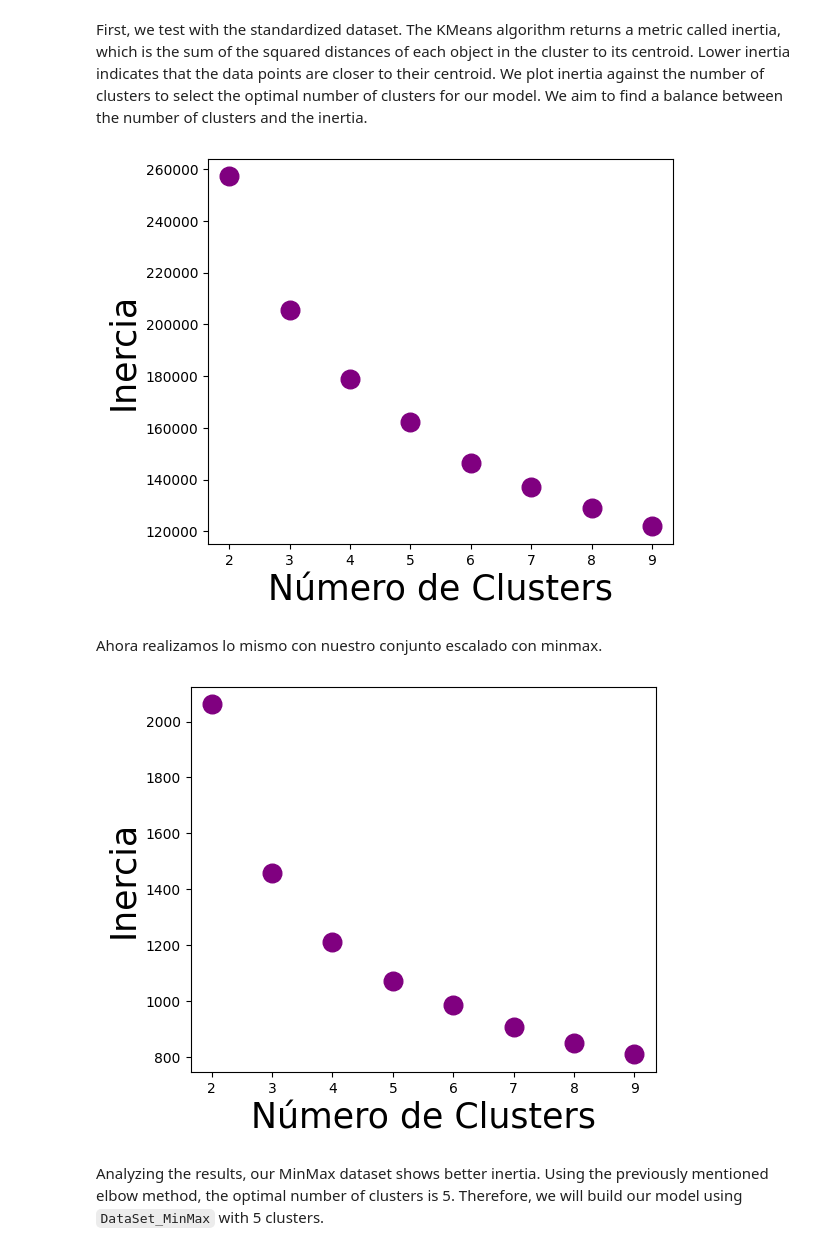
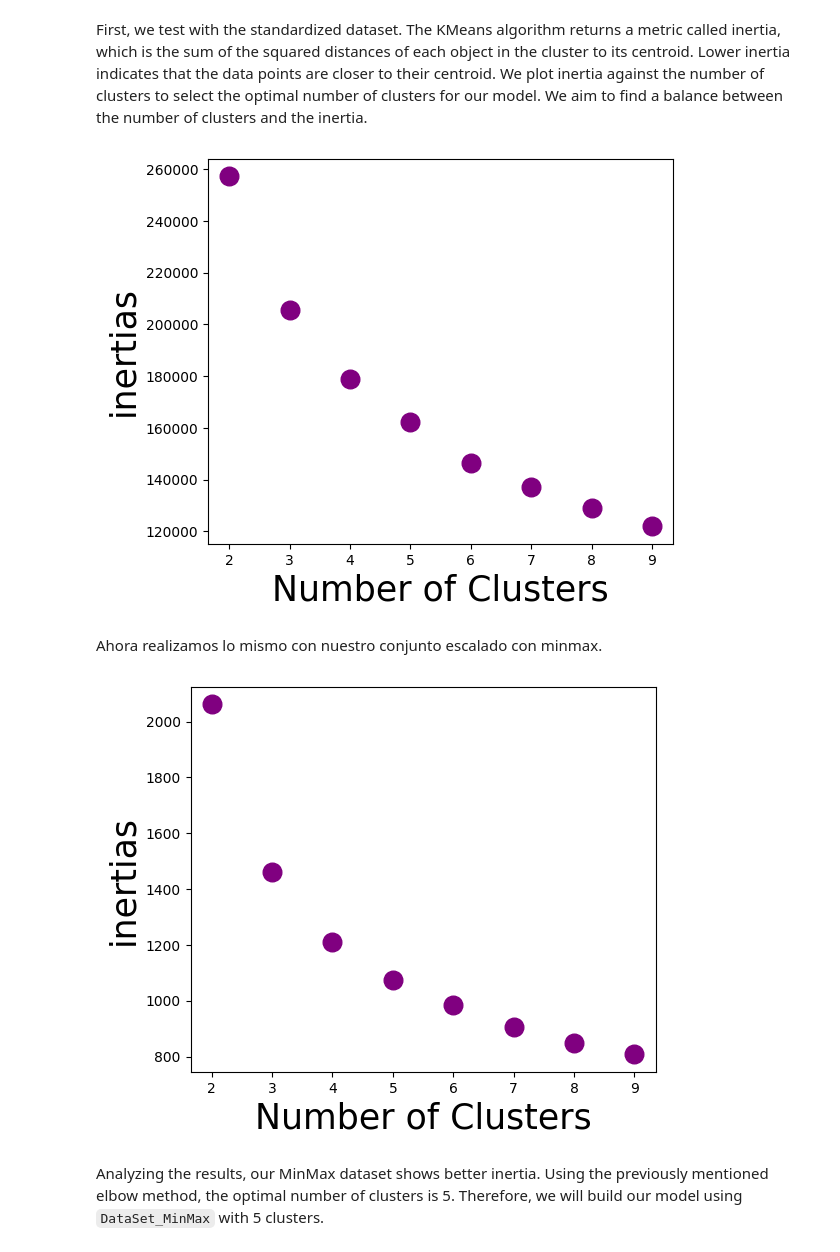
Before and after one commit to ismaelvr1999/air-quality-clustering, a Jupyter notebook: air-quality-clustering.ipynb, the cells around one changed output. Drawn from its saved outputs; the diff is of its cells as text; code cells hidden in the pictures.

```diff
--- a/air-quality-clustering.ipynb
+++ b/air-quality-clustering.ipynb
@@ -27,7 +27,7 @@ The data is in a .csv file, and to import it, we need the pandas library, using
 import pandas as pd
 import matplotlib.pyplot as plt
 from sklearn.cluster import KMeans
-Raw_DataSet = pd.read_csv('Calidad_Aire_AMG.csv')
+Raw_DataSet = pd.read_csv('air_quality_metropolitan_area_guadalajara.csv')
 Raw_DataSet.head()
 # %% [output]
 |  | Fecha | Hora | O3 | NO | NO2 | NOX | SO2 | CO | PM10 | Temp Ext | RH | ... |
@@ -142,19 +142,19 @@ plt.show()
 
 We will use two techniques to scale our data: we will create one dataset with standardized data and another using the `MinMax()` function. This is to compare the performance of the two techniques.
 # %%
-#Transformacion de datos
+# Data transformation.
 from sklearn import preprocessing
-#Estandarizar datos
-columnas = DataSet.columns
+# Standardize data.
+columns = DataSet.columns
 Stand = preprocessing.StandardScaler()
 Stand.fit(DataSet)
 Array_Stand = Stand.transform(DataSet)
-DataSet_Stand = pd.DataFrame(Array_Stand,columns=columnas)
-#Escalar datos con MinMax
+DataSet_Stand = pd.DataFrame(Array_Stand,columns=columns)
+# Scale data with MinMax.
 MinMax = preprocessing.MinMaxScaler()
 MinMax.fit(DataSet)
 Array_MinMax = MinMax.transform(DataSet)
-DataSet_MinMax = pd.DataFrame(Array_MinMax,columns=columnas)
+DataSet_MinMax = pd.DataFrame(Array_MinMax,columns=columns)
 print(DataSet_Stand.head())
 print(DataSet_MinMax.head())
 # %% [output]
@@ -179,34 +179,34 @@ To select the appropriate number of clusters, we will use the elbow method, whic
 # %% [markdown]
 First, we test with the standardized dataset. The KMeans algorithm returns a metric called inertia, which is the sum of the squared distances of each object in the cluster to its centroid. Lower inertia indicates that the data points are closer to their centroid. We plot inertia against the number of clusters to select the optimal number of clusters for our model. We aim to find a balance between the number of clusters and the inertia.
 # %%
-#Implementacion de K-means
-inercias = []
+# Implementation of K-means.
+inertias = []
 for k in range(2, 10):
     kmeans = KMeans(n_clusters=k,n_init=10).fit(DataSet_Stand.values)
-    inercias.append(kmeans.inertia_)
+    inertias.append(kmeans.inertia_)
 
 plt.figure(figsize=(6, 5), dpi=100)
-plt.scatter(range(2, 10), inercias, marker="o", s=180, color="purple")
-plt.xlabel("Número de Clusters", fontsize=25)
-plt.ylabel("Inercia", fontsize=25)
+plt.scatter(range(2, 10), inertias, marker="o", s=180, color="purple")
+plt.xlabel("Number of Clusters", fontsize=25)
+plt.ylabel("inertias", fontsize=25)
 plt.show()
 # %% [output]
-[figure, old version]
+[figure, new version]
 # %% [markdown]
 Ahora realizamos lo mismo con nuestro conjunto escalado con minmax.
 # %%
-inercias = []
+inertias = []
 for k in range(2, 10):
     kmeans = KMeans(n_clusters=k,n_init=10).fit(DataSet_MinMax.values)
-    inercias.append(kmeans.inertia_)
+    inertias.append(kmeans.inertia_)
 
 plt.figure(figsize=(6, 5), dpi=100)
-plt.scatter(range(2, 10), inercias, marker="o", s=180, color="purple")
-plt.xlabel("Número de Clusters", fontsize=25)
-plt.ylabel("Inercia", fontsize=25)
+plt.scatter(range(2, 10), inertias, marker="o", s=180, color="purple")
+plt.xlabel("Number of Clusters", fontsize=25)
+plt.ylabel("inertias", fontsize=25)
 plt.show()
 # %% [output]
-[figure, old version]
+[figure, new version]
 # %% [markdown]
 Analyzing the results, our MinMax dataset shows better inertia. Using the previously mentioned elbow method, the optimal number of clusters is 5. Therefore, we will build our model using `DataSet_MinMax` with 5 clusters.
 # %%
```
Also changed, not shown: parts of 21 cells of this notebook.
